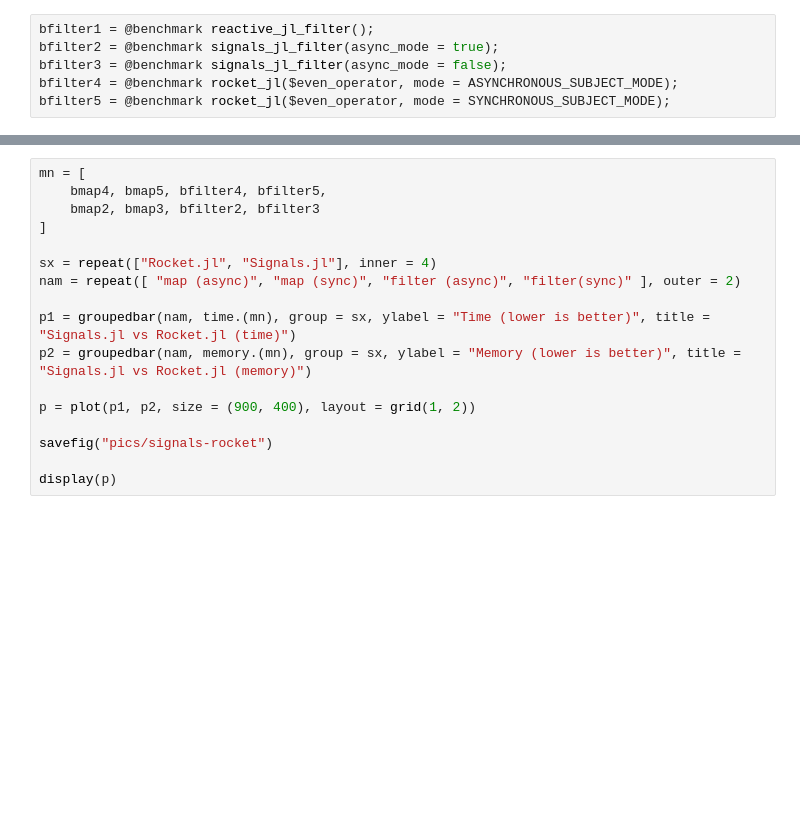
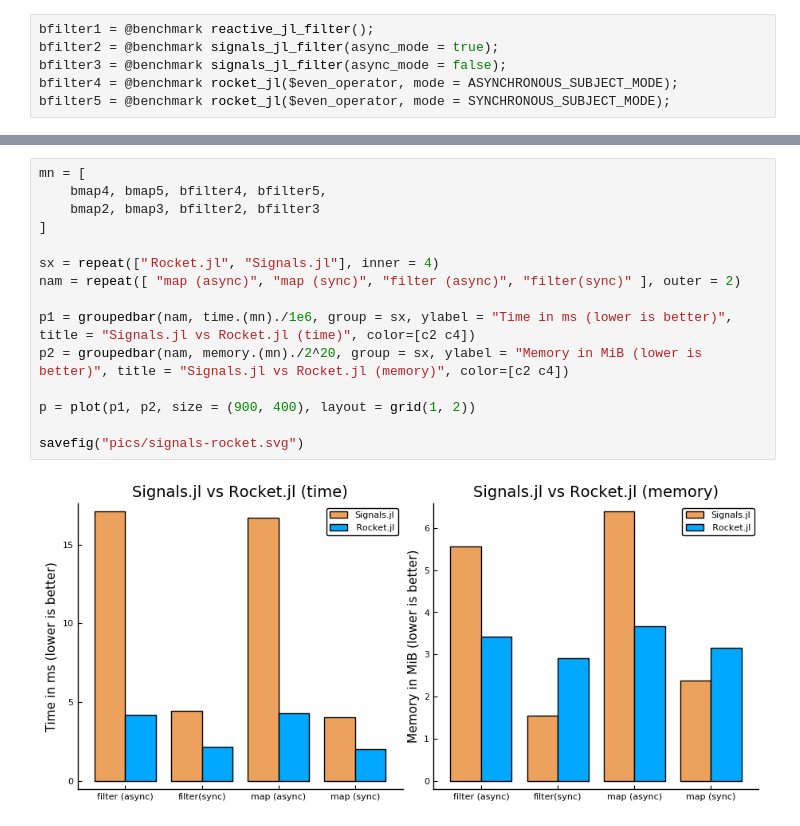
Before and after one commit to ReactiveBayes/Rocket.jl, a Jupyter notebook: demo/04_performance_comparison.ipynb, the cells around one changed output, grey strips where cells are left out. Drawn from its saved outputs; the diff is of its cells as text; blank space fills up the shorter version.

```diff
--- a/demo/04_performance_comparison.ipynb
+++ b/demo/04_performance_comparison.ipynb
@@ -185,17 +188,17 @@ display(p)
 # %%
 mn = [
     bmap4, bmap5, bfilter4, bfilter5,
     bmap2, bmap3, bfilter2, bfilter3
 ]
 
-sx = repeat(["Rocket.jl", "Signals.jl"], inner = 4)
+sx = repeat([" Rocket.jl", "Signals.jl"], inner = 4)
 nam = repeat([ "map (async)", "map (sync)", "filter (async)", "filter(sync)" ], outer = 2)
 
-p1 = groupedbar(nam, time.(mn), group = sx, ylabel = "Time (lower is better)", title = "Signals.jl vs Rocket.jl (time)")
-p2 = groupedbar(nam, memory.(mn), group = sx, ylabel = "Memory (lower is better)", title = "Signals.jl vs Rocket.jl (memory)")
+p1 = groupedbar(nam, time.(mn)./1e6, group = sx, ylabel = "Time in ms (lower is better)", title = "Signals.jl vs Rocket.jl (time)", color=[c2 c4])
+p2 = groupedbar(nam, memory.(mn)./2^20, group = sx, ylabel = "Memory in MiB (lower is better)", title = "Signals.jl vs Rocket.jl (memory)", color=[c2 c4])
 
 p = plot(p1, p2, size = (900, 400), layout = grid(1, 2))
 
-savefig("pics/signals-rocket")
-
-display(p)
+savefig("pics/signals-rocket.svg")
+# %% [output]
+[figure, added]
```
Also changed, not shown: parts of 7 cells of this notebook, 2 other files.
